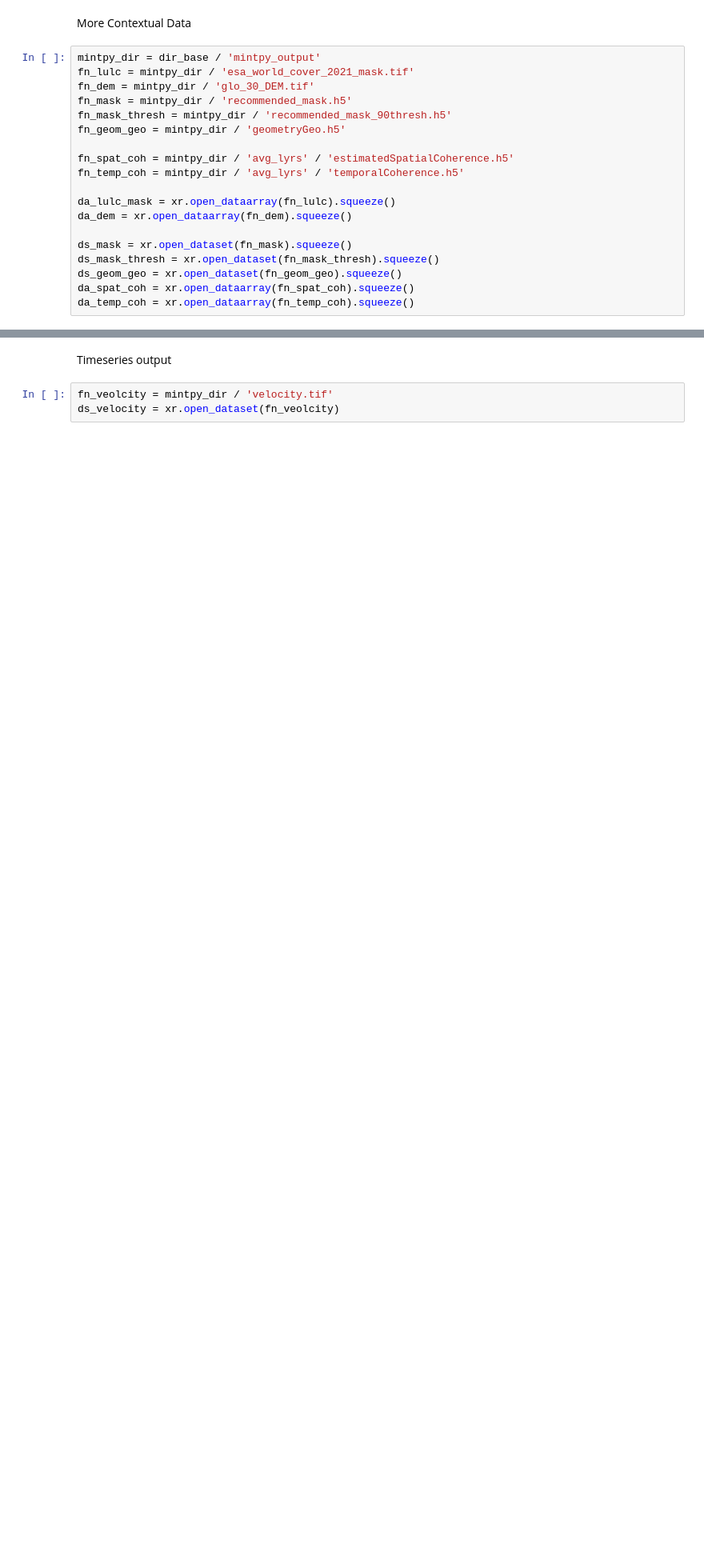
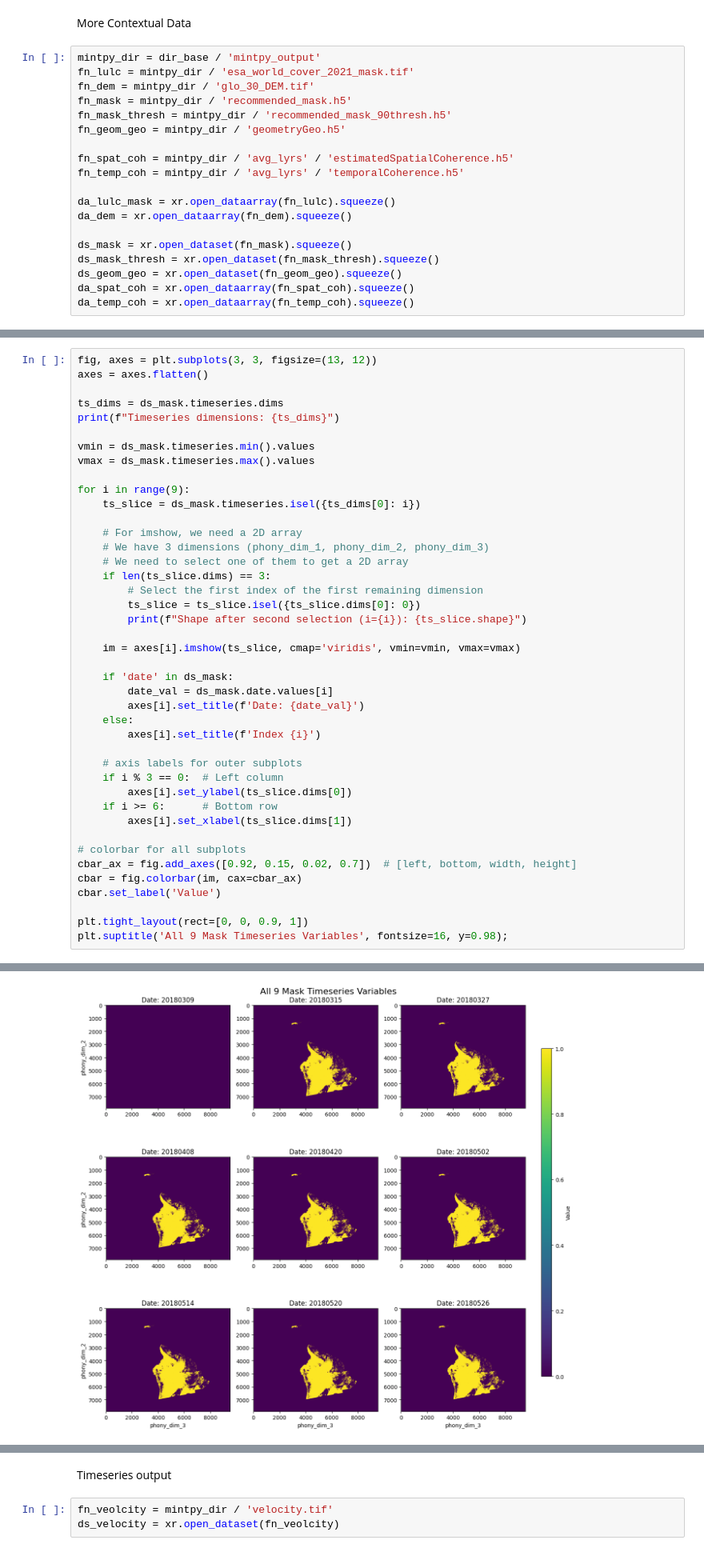
Before and after one commit to Jack-Hayes/sar_dump, a Jupyter notebook: comp_disp_samples.ipynb, the cells around one changed output, grey strips where cells are left out. Shown at 80% size. Drawn from its saved outputs; the diff is of its cells as text; blank space fills up the shorter version.

```diff
--- a/comp_disp_samples.ipynb
+++ b/comp_disp_samples.ipynb
@@ -438,0 +443,43 @@ Warning: Mask has shape (9,), which is not 2D. Skipping or handling differently.
+# %%
+fig, axes = plt.subplots(3, 3, figsize=(13, 12))
+axes = axes.flatten()
+
+ts_dims = ds_mask.timeseries.dims
+print(f"Timeseries dimensions: {ts_dims}")
+
+vmin = ds_mask.timeseries.min().values
+vmax = ds_mask.timeseries.max().values
+
+for i in range(9):
+    ts_slice = ds_mask.timeseries.isel({ts_dims[0]: i})
+
+    # For imshow, we need a 2D array
+    # We have 3 dimensions (phony_dim_1, phony_dim_2, phony_dim_3)
+    # We need to select one of them to get a 2D array
+    if len(ts_slice.dims) == 3:
+        # Select the first index of the first remaining dimension
+        ts_slice = ts_slice.isel({ts_slice.dims[0]: 0})
+        print(f"Shape after second selection (i={i}): {ts_slice.shape}")
+
+    im = axes[i].imshow(ts_slice, cmap='viridis', vmin=vmin, vmax=vmax)
+
+    if 'date' in ds_mask:
+        date_val = ds_mask.date.values[i]
+        axes[i].set_title(f'Date: {date_val}')
+    else:
+        axes[i].set_title(f'Index {i}')
+
+    # axis labels for outer subplots
+    if i % 3 == 0:  # Left column
+        axes[i].set_ylabel(ts_slice.dims[0])
+    if i >= 6:      # Bottom row
+        axes[i].set_xlabel(ts_slice.dims[1])
+
+# colorbar for all subplots
+cbar_ax = fig.add_axes([0.92, 0.15, 0.02, 0.7])  # [left, bottom, width, height]
+cbar = fig.colorbar(im, cax=cbar_ax)
+cbar.set_label('Value')
+
+plt.tight_layout(rect=[0, 0, 0.9, 1])
+plt.suptitle('All 9 Mask Timeseries Variables', fontsize=16, y=0.98);
+# %% [output]
@@ -438,0 +487 @@ Warning: Mask has shape (9,), which is not 2D. Skipping or handling differently.
+[figure, added]
```
Also changed, not shown: parts of 22 cells of this notebook.
